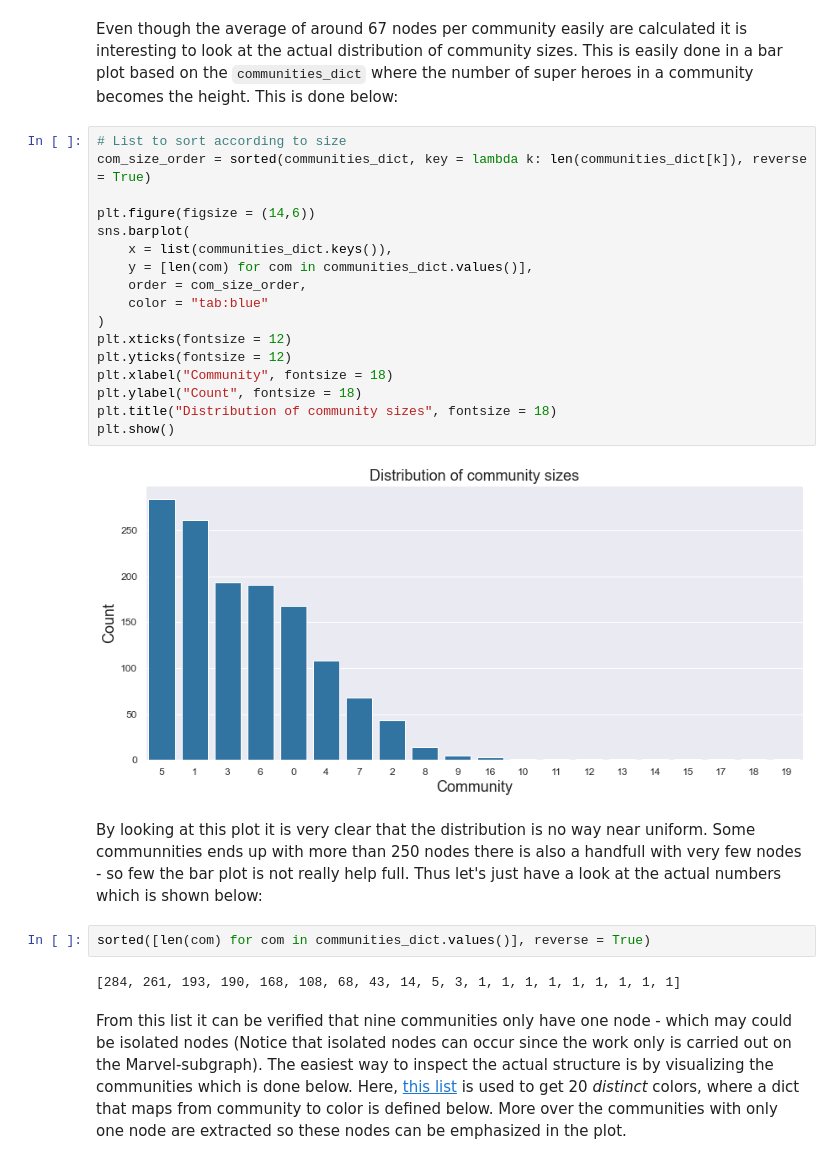
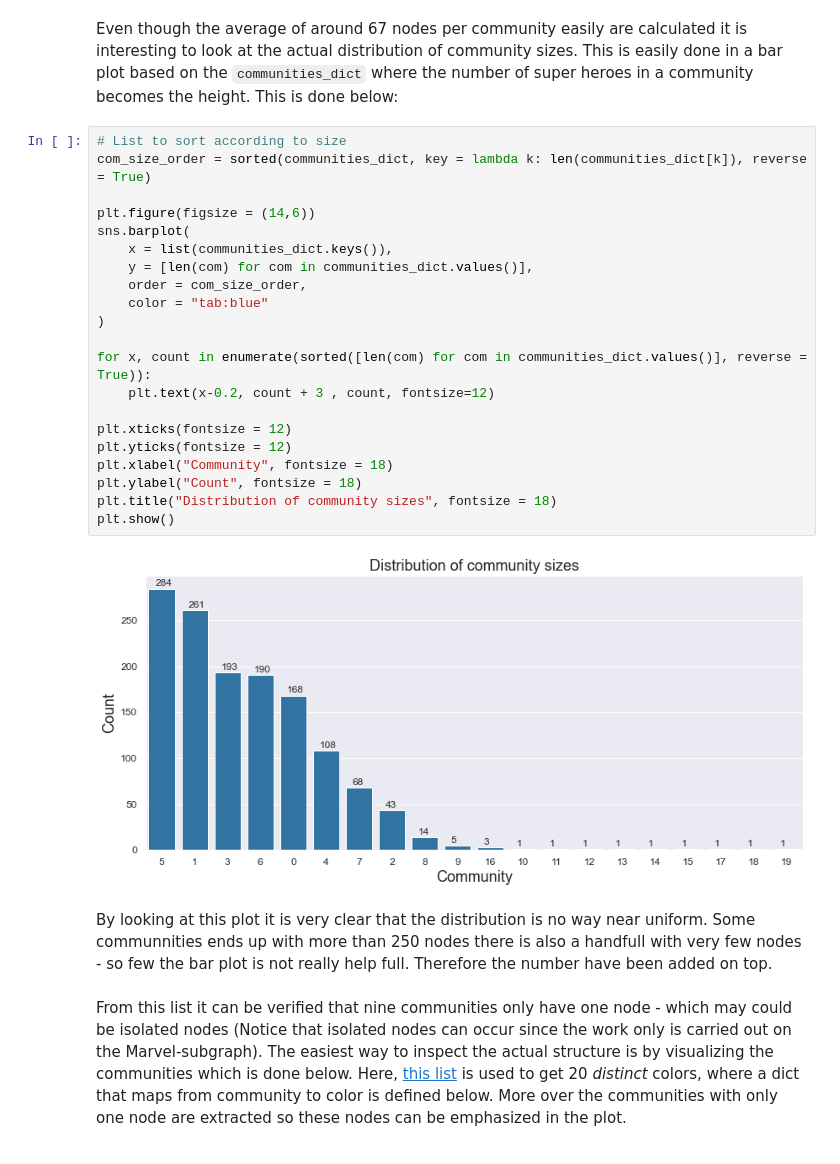
Before and after one commit to idariis/Social-Graphs-Project-E20, a Jupyter notebook: Assignment2/Assignment2.ipynb, the cells around one changed output. Saved outputs shown, nothing was run; the diff lists cells and outputs as text.

Commit message:
added text on top of plot

```diff
--- a/Assignment2/Assignment2.ipynb
+++ b/Assignment2/Assignment2.ipynb
@@ -582,28 +582,28 @@ Even though the average of around 67 nodes per community easily are calculated i
 # %%
 # List to sort according to size
 com_size_order = sorted(communities_dict, key = lambda k: len(communities_dict[k]), reverse = True)
 
 plt.figure(figsize = (14,6))
 sns.barplot(
     x = list(communities_dict.keys()),
     y = [len(com) for com in communities_dict.values()],
     order = com_size_order,
     color = "tab:blue"
 )
+
+for x, count in enumerate(sorted([len(com) for com in communities_dict.values()], reverse = True)):
+    plt.text(x-0.2, count + 3 , count, fontsize=12)
+
 plt.xticks(fontsize = 12)
 plt.yticks(fontsize = 12)
 plt.xlabel("Community", fontsize = 18)
 plt.ylabel("Count", fontsize = 18)
 plt.title("Distribution of community sizes", fontsize = 18)
 plt.show()
 # %% [output]
-[figure, old version]
+[figure, new version]
 # %% [markdown]
-By looking at this plot it is very clear that the distribution is no way near uniform. Some communnities ends up with more than 250 nodes there is also a handfull with very few nodes - so few the bar plot is not really help full. Thus let's just have a look at the actual numbers which is shown below:
+By looking at this plot it is very clear that the distribution is no way near uniform. Some communnities ends up with more than 250 nodes there is also a handfull with very few nodes - so few the bar plot is not really help full. Therefore the number have been added on top.
-# %%
-sorted([len(com) for com in communities_dict.values()], reverse = True)
-# %% [output]
-[284, 261, 193, 190, 168, 108, 68, 43, 14, 5, 3, 1, 1, 1, 1, 1, 1, 1, 1, 1]
 # %% [markdown]
 From this list it can be verified that nine communities only have one node - which may could be isolated nodes (Notice that isolated nodes can occur since the work only is carried out on the Marvel-subgraph). The easiest way to inspect the actual structure is by visualizing the communities which is done below. Here, [this list](https://sashamaps.net/docs/resources/20-colors/) is used to get 20 *distinct* colors, where a dict that maps from community to color is defined below. More over the communities with only one node are extracted so these nodes can be emphasized in the plot.
 # %%
```
